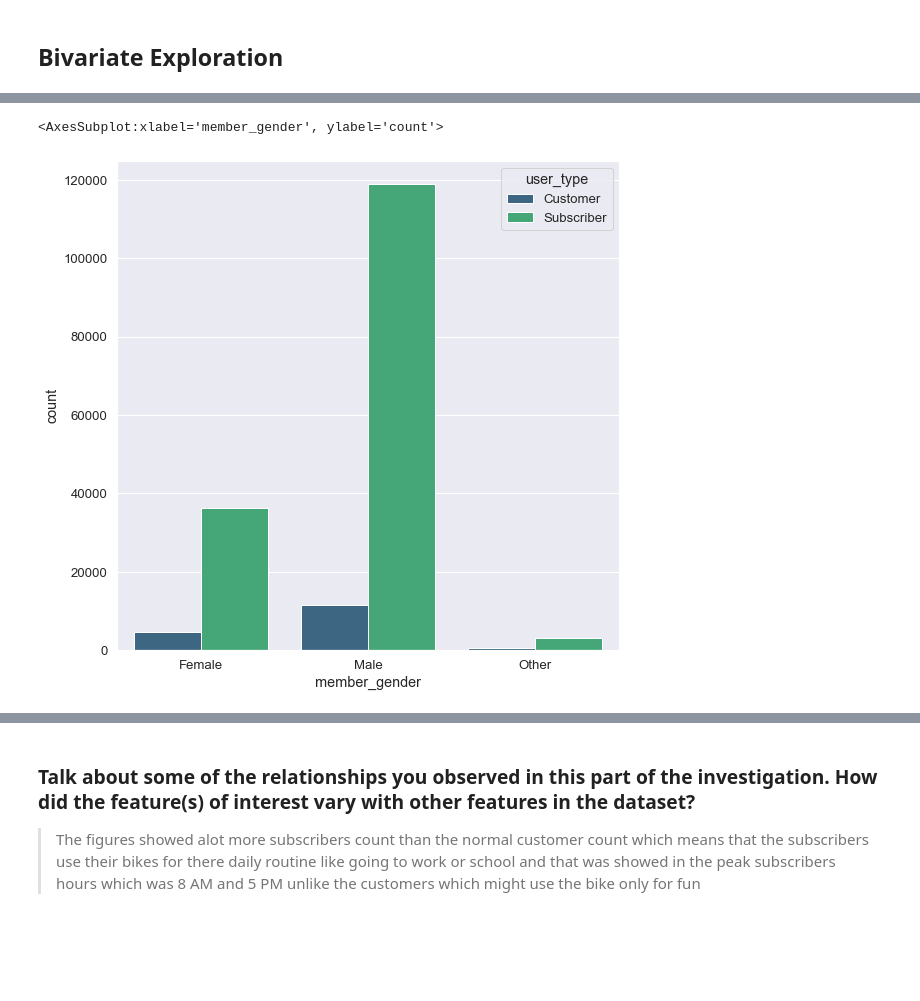
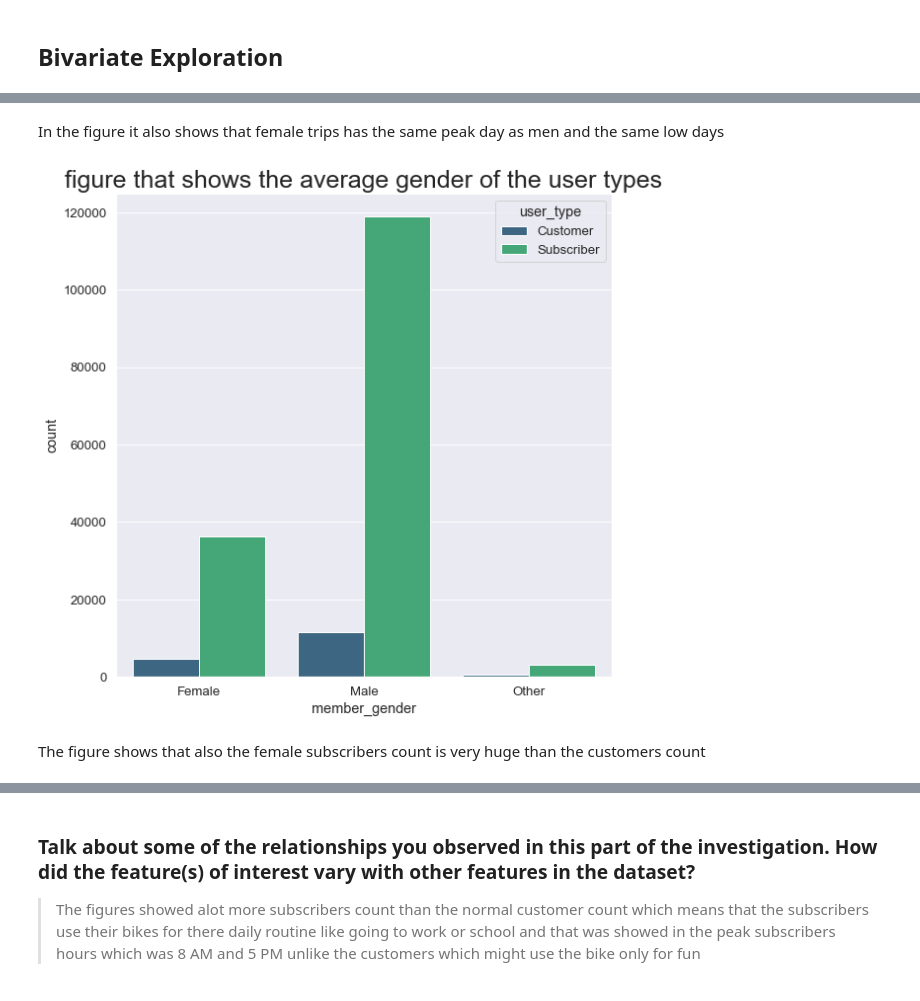
Before and after one commit to Kemad265/FordGobike-Dataset-Investigation, a Jupyter notebook: FordGoBike dataset Analysis.ipynb, the cells around one changed output, grey strips where cells are left out. Drawn from its saved outputs; the diff is of its cells as text; code cells hidden in the pictures; blank space fills up the shorter version.

```diff
--- a/FordGoBike dataset Analysis.ipynb
+++ b/FordGoBike dataset Analysis.ipynb
@@ -255,6 +253,9 @@ sns.countplot(x='start_dayofweek', data=df, hue='member_gender', palette='viridi
+# %% [markdown]
+In the figure it also shows that female trips has the same peak day as men and the same low days
 # %%
-sns.countplot(x='member_gender', data=df, hue='user_type', palette='viridis')
+sns.countplot(x='member_gender', data=df, hue='user_type', palette='viridis').set_title("figure that shows the average gender of the user types",size=25);
 # %% [output]
-<AxesSubplot:xlabel='member_gender', ylabel='count'>
-[figure, old version]
+[figure, new version]
+# %% [markdown]
+The figure shows that also the female subscribers count is very huge than the customers count
 # %%
```
Also changed, not shown: parts of 24 cells of this notebook, 4 other files.
